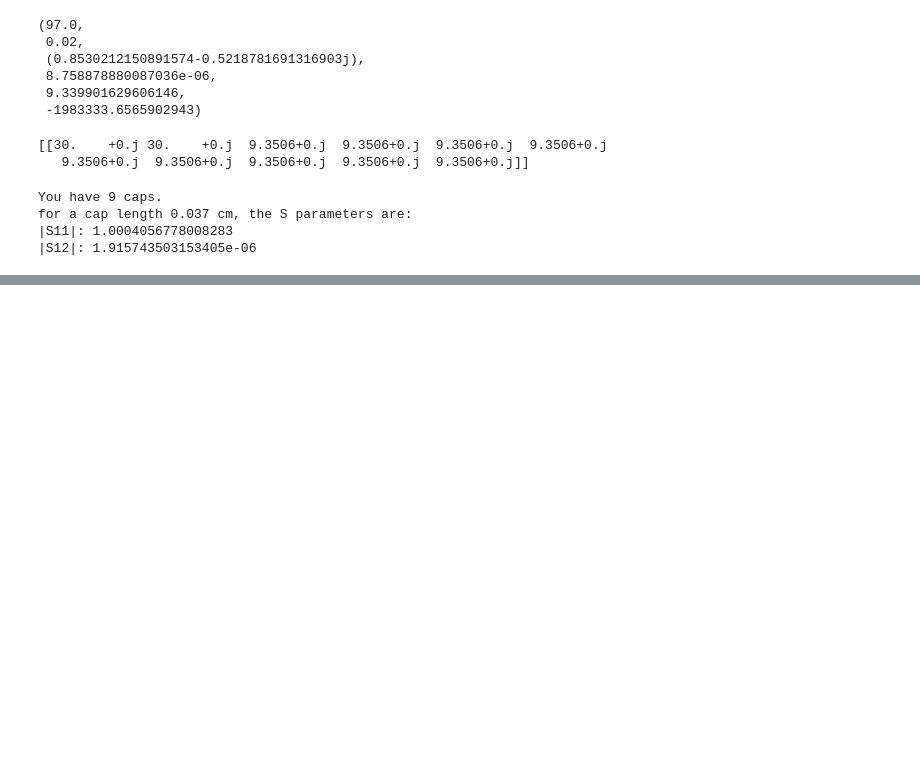
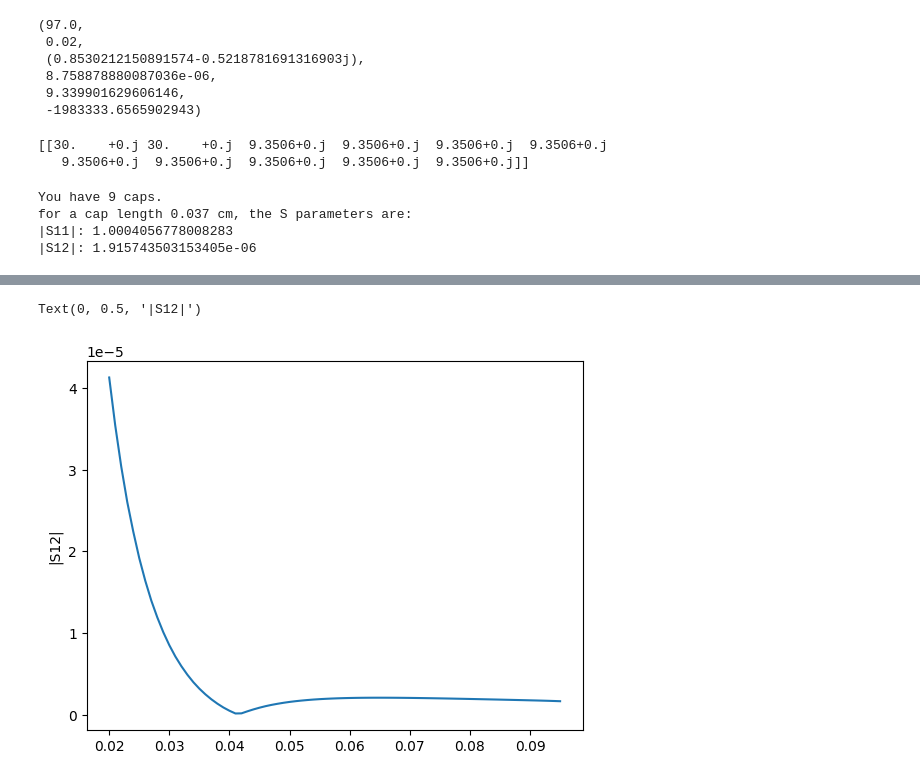
Before and after one commit to vandelij/TWA_circuit, a Jupyter notebook: Ricardo_Ispired.ipynb, the cells around one changed output, grey strips where cells are left out. Cells and saved outputs as stored; diff of their text form; code cells hidden in the pictures; blank space fills up the shorter version.

```diff
--- a/Ricardo_Ispired.ipynb
+++ b/Ricardo_Ispired.ipynb
@@ -417,0 +465,6 @@ for a cap length 0.037 cm, the S parameters are:
+# %%
+plt.plot(lengths, S12v)
+plt.ylabel('|S12|')
+# %% [output]
+Text(0, 0.5, '|S12|')
+[figure, added]
```
Also changed, not shown: parts of 6 cells of this notebook.
